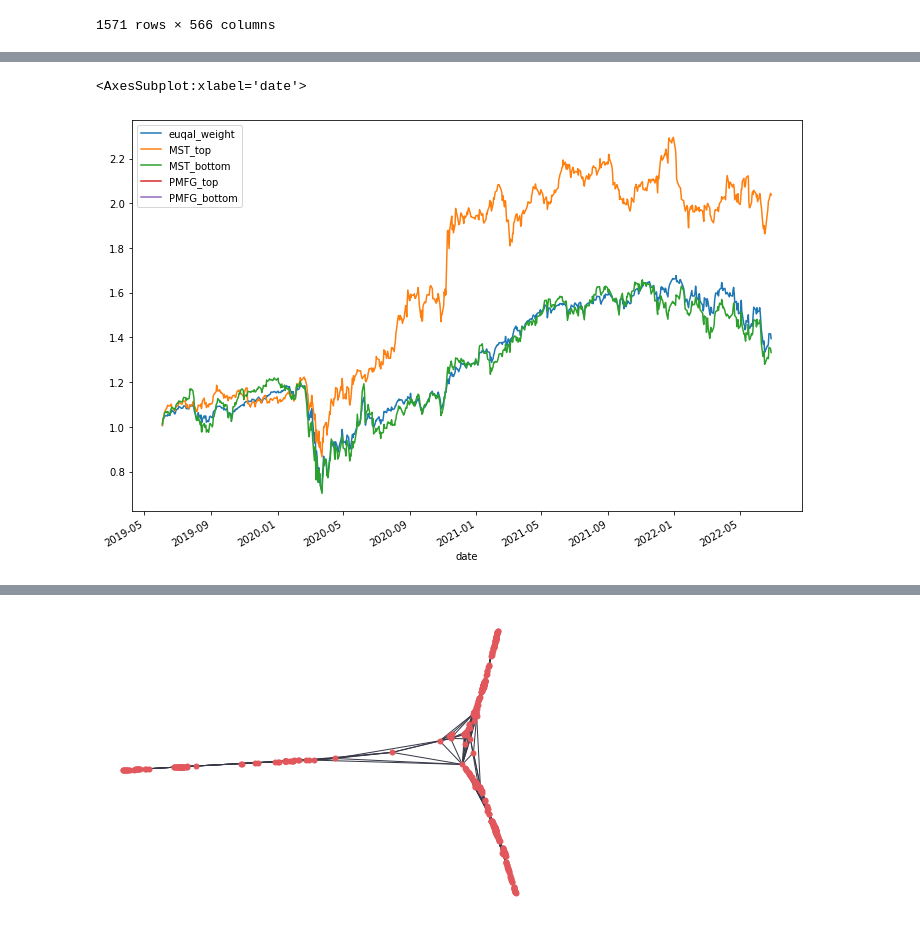
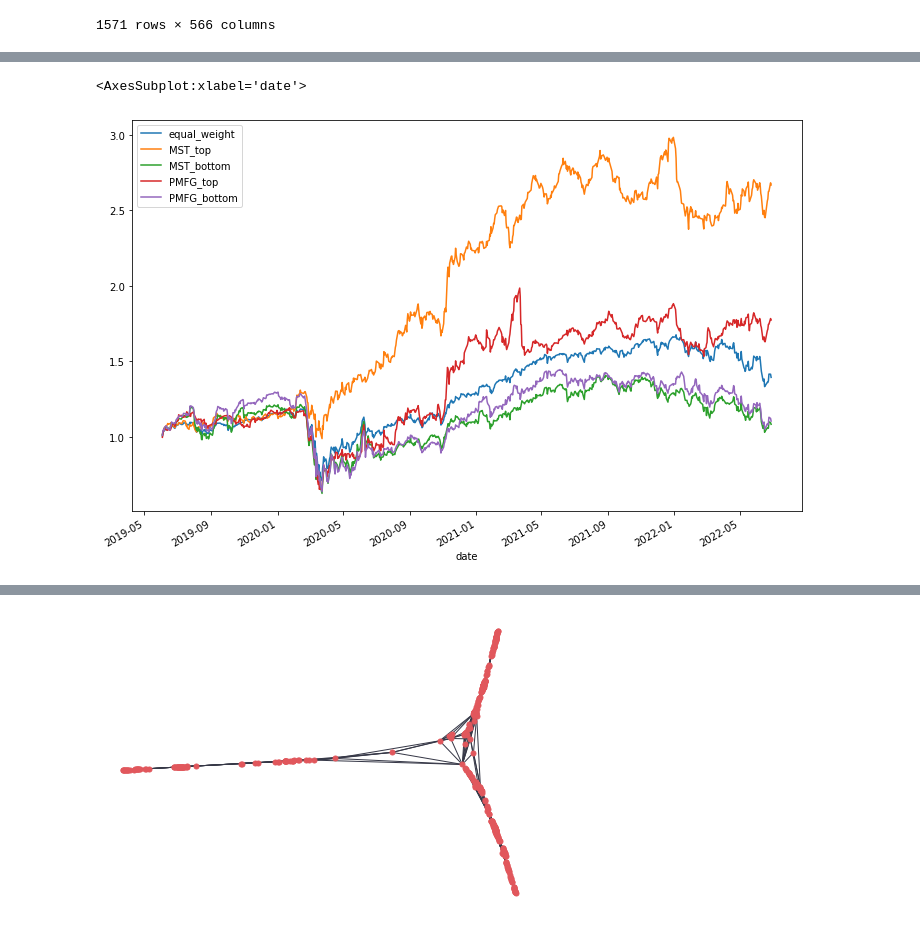
Before and after one commit to RuiqiLiu213/Project-Stock-Trading-Strategies-Based-On-Graph-Algorithm, a Jupyter notebook: Data Sourcing, Preliminary Analysis, and Centrality Ranking Construction.ipynb, the cells around one changed output, grey strips where cells are left out. Saved outputs shown, nothing was run; the diff lists cells and outputs as text; code cells hidden in the pictures.

```diff
--- a/Data Sourcing, Preliminary Analysis, and Centrality Ranking Construction.ipynb
+++ b/Data Sourcing, Preliminary Analysis, and Centrality Ranking Construction.ipynb
@@ -343,14 +379,14 @@ rank_MST_df.to_csv('rank_MST_df.csv')
 centrality_PMFG_df = pd.DataFrame(index = dateindex_new, columns = components_price_df.columns)
 rank_PMFG_df = pd.DataFrame(index = dateindex_new, columns = components_price_df.columns)
 # %%
-for date in dateindex_new:
+for date in dateindex_new[19:]:
     # find lastest SP500 components
     temp = components_mark_df.loc[:date]
     temp = temp.iloc[-1,:]
     temp = temp[temp==1]
     latest_components = list(temp.index)
     # corr_matrix of latest_components (look back 1 year)
-    correlation_matrix = components_ret_df[latest_components].loc[(date-datetime.timedelta(days=255)):date].corr()
+    correlation_matrix = components_ret_df[latest_components].loc[(date-datetime.timedelta(days=365)):date].corr()
     correlation_matrix = correlation_matrix.fillna(value=0.0001)
     # graph filter
     G0 = nx.from_pandas_adjacency(correlation_matrix-np.diag(np.diag(correlation_matrix)))
@@ -379,7 +415,7 @@ for date in dateindex_new:
     temp = temp[temp==1]
     latest_components = list(temp.index)
     # corr_matrix of latest_components (look back 1 year)
-    correlation_matrix = components_ret_df[latest_components].loc[(date-datetime.timedelta(days=255)):date].corr()
+    correlation_matrix = components_ret_df[latest_components].loc[(date-datetime.timedelta(days=365)):date].corr()
     correlation_matrix = correlation_matrix.fillna(value=0.0001)
     # graph filter
     G0 = nx.from_pandas_adjacency(correlation_matrix-np.diag(np.diag(correlation_matrix)))
@@ -413,6 +487,4 @@ components_ret_df
 | 2022-06-27 | -0.005936 | -0.024460 | 0.002895 | 0.000000 | 0.005251 | 0.005119 | -0.002115 | -0.003380 | -0.022547 | -0.017152 | ... | ... |
 | 2022-06-28 | -0.029112 | -0.004425 | -0.026575 | -0.029790 | -0.004244 | -0.040410 | -0.022372 | -0.019344 | -0.030142 | -0.040517 | ... | ... |
 1571 rows × 566 columns
-# %%
-ret_df = pd.DataFrame(index = components_ret_df.index, columns = ['euqal_weight','MST_top','MST_bottom','PMFG_top','PMFG_bottom']).loc['2019-06-01':]
 # %%
@@ -463,5 +530,7 @@ ret_df
+# %%
+ret_df_3 = backtest(3)
 # %%
-(ret_df+1).cumprod().plot(figsize=(12,8))
+(ret_df_3 + 1).cumprod().plot(figsize=(12,8))
 # %% [output]
 <AxesSubplot:xlabel='date'>
-[figure, old version]
+[figure, new version]
```
Also changed, not shown: parts of 39 cells of this notebook.
